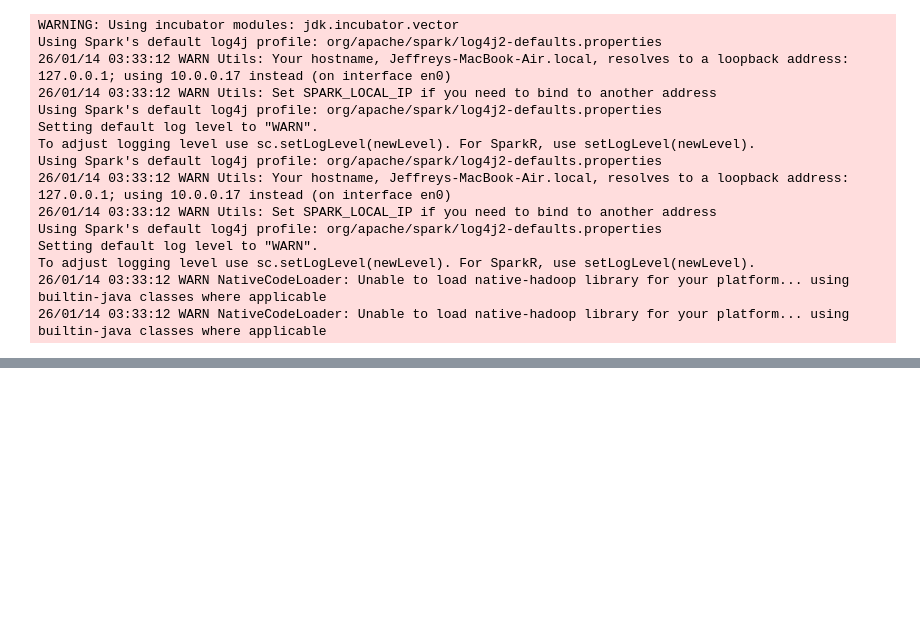
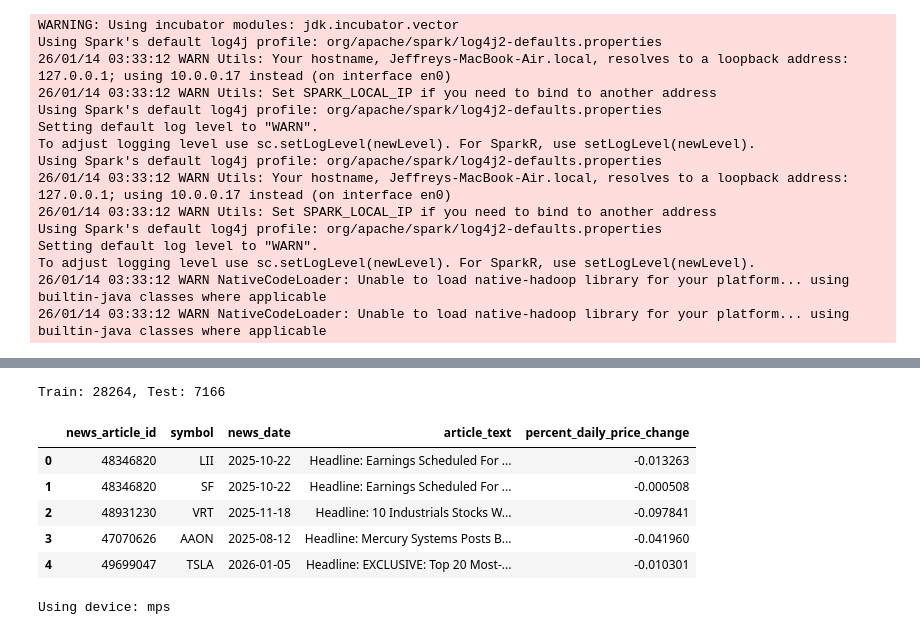
Before and after one commit to Jeff-VA/stock_market_preds_v1, a Jupyter notebook: 2_sentiment_analysis.ipynb, the cells around one changed output, grey strips where cells are left out. Cells and saved outputs as stored; diff of their text form; code cells hidden in the pictures; blank space fills up the shorter version.

```diff
--- a/2_sentiment_analysis.ipynb
+++ b/2_sentiment_analysis.ipynb
@@ -102,0 +123,27 @@ only showing top 300 rows
+# %%
+# Convert to pandas and create 80/20 train/test split (no article_id leakage)
+import pandas as pd
+df = feature_set.toPandas()
+unique_ids = df['news_article_id'].unique()
+train_ids = pd.Series(unique_ids).sample(frac=0.8, random_state=42).values
+train_df, test_df = df[df['news_article_id'].isin(train_ids)], df[~df['news_article_id'].isin(train_ids)]
+print(f"Train: {len(train_df)}, Test: {len(test_df)}")
+# %% [output]
+Train: 28264, Test: 7166
+# %%
+train_df.head()
+# %% [output]
+|  | news_article_id | symbol | news_date | article_text | percent_daily_price_change |
+| 0 | 48346820 | LII | 2025-10-22 | Headline: Earnings Scheduled For ... | -0.013263 |
+| 1 | 48346820 | SF | 2025-10-22 | Headline: Earnings Scheduled For ... | -0.000508 |
+| 2 | 48931230 | VRT | 2025-11-18 | Headline: 10 Industrials Stocks W... | -0.097841 |
+| 3 | 47070626 | AAON | 2025-08-12 | Headline: Mercury Systems Posts B... | -0.041960 |
+| 4 | 49699047 | TSLA | 2026-01-05 | Headline: EXCLUSIVE: Top 20 Most-... | -0.010301 |
+# %%
+# Setup PyTorch with MPS
+import torch
+
+device = torch.device("mps" if torch.backends.mps.is_available() else "cpu")
+print(f"Using device: {device}")
+# %% [output]
+Using device: mps
```
Also changed, not shown: parts of 4 cells of this notebook, 1 other file.
